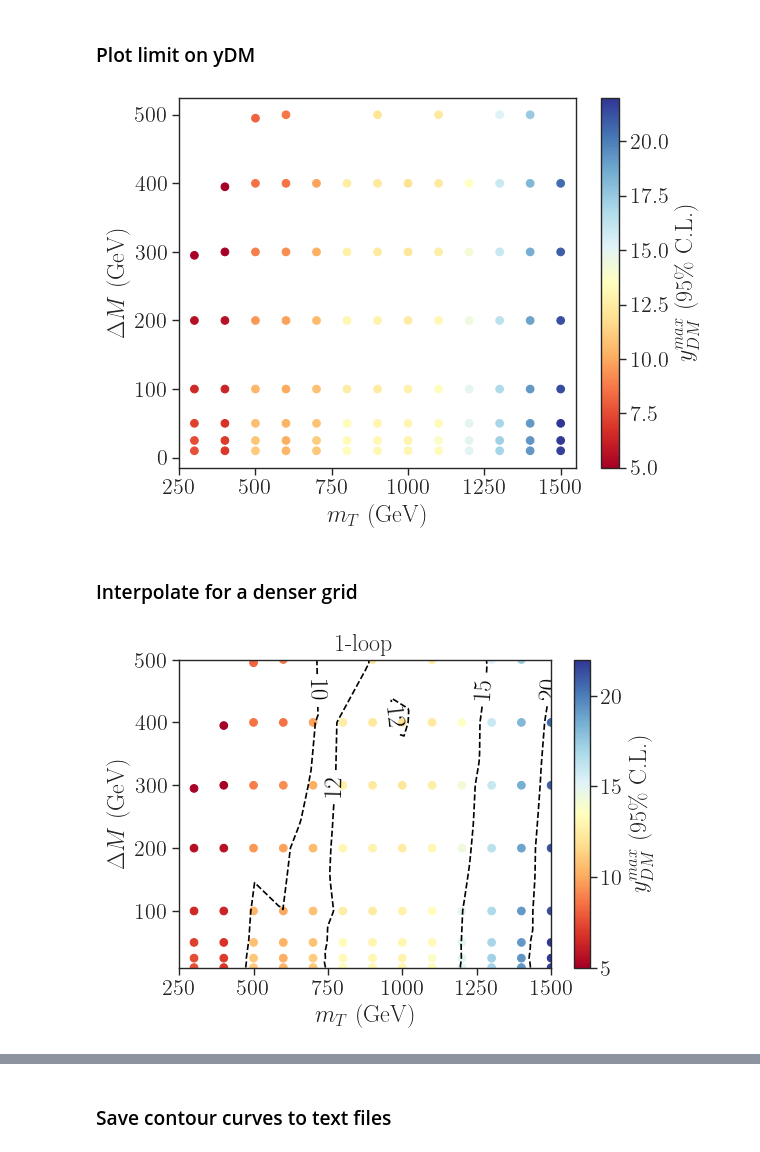
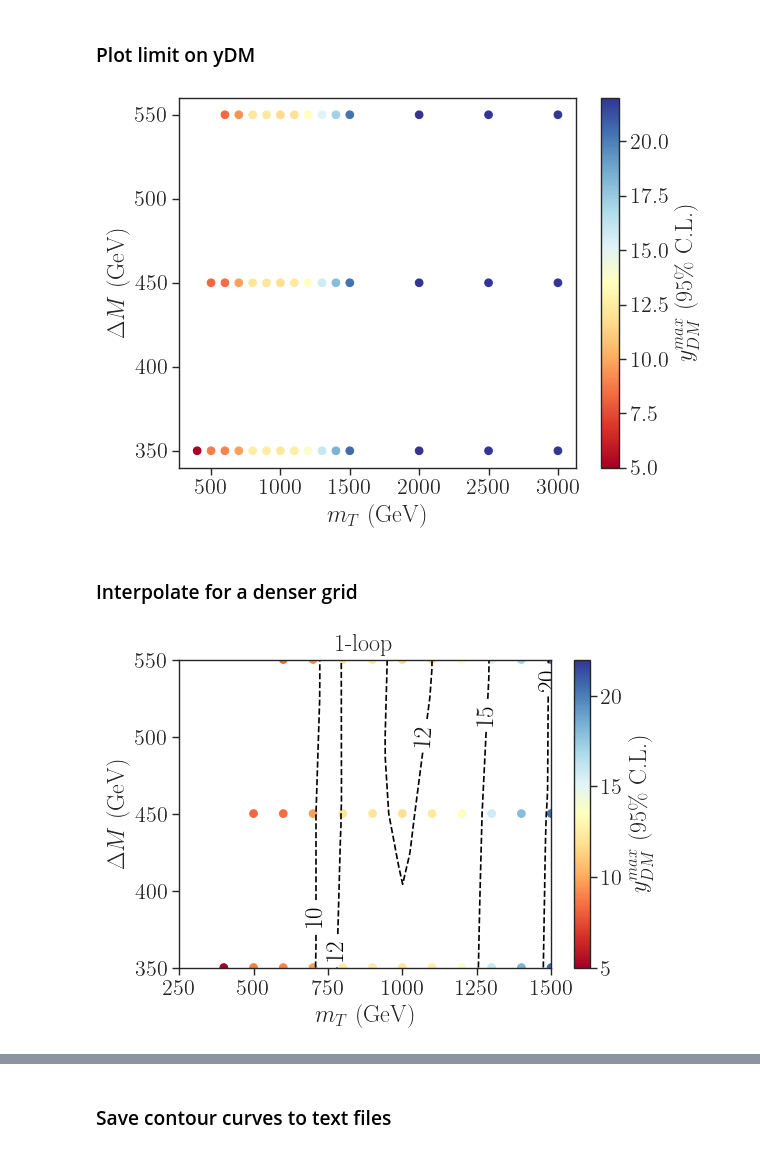
Before and after one commit to andlessa/SMStoEFT, a Jupyter notebook: notebooks/constraints/plotExclusion-CMS_mtt-1loop.ipynb, the cells around one changed output, grey strips where cells are left out. Cells and saved outputs as stored; diff of their text form; code cells hidden in the pictures.

```diff
--- a/notebooks/constraints/plotExclusion-CMS_mtt-1loop.ipynb
+++ b/notebooks/constraints/plotExclusion-CMS_mtt-1loop.ipynb
@@ -26,23 +26,23 @@ pd.set_option('display.max_rows', 200)
 # %% [markdown]
 ### Load Recast Data
 # %%
-recastData = pd.read_pickle('../../nonresonant_ttbar/CMS_mtt/pp2tt_formFactors_scan.pcl')
+recastData = pd.read_pickle('../../Recast/CMS-TOP-20-001_mtt/pp2tt_formFactors_scan.pcl')
 # %% [markdown]
 ### Plot limit on yDM
 # %%
 x = recastData['mST']
 y = recastData['mChi']
 dm = x-y
 z = recastData['yDM (95% C.L.)']
 plt.scatter(x,dm,c=z,cmap=cm,s=30,vmin=5.,vmax=22.)
 plt.colorbar(label=r'$y_{DM}^{max}$ (95\% C.L.)')
 plt.xlabel(r'$m_T$ (GeV)')
 plt.ylabel(r'$\Delta M$ (GeV)')
-plt.xlim(250.,1550.)
+# plt.xlim(250.,1550.)
 # plt.yscale('log')
 plt.show()
 # %% [output]
-[figure, old version]
+[figure, new version]
 # %% [markdown]
 ### Interpolate for a denser grid
 # %%
@@ -64,7 +64,7 @@ plt.title('1-loop')
 plt.xlim(250.,1500.)
 plt.show()
 # %% [output]
-[figure, old version]
+[figure, new version]
 # %%
 recastData[recastData['mST'] ==600.][['mST','mChi','yDM (95% C.L.)']]
 # %% [output]
```
Also changed, not shown: parts of 3 cells of this notebook, 4 other files.
